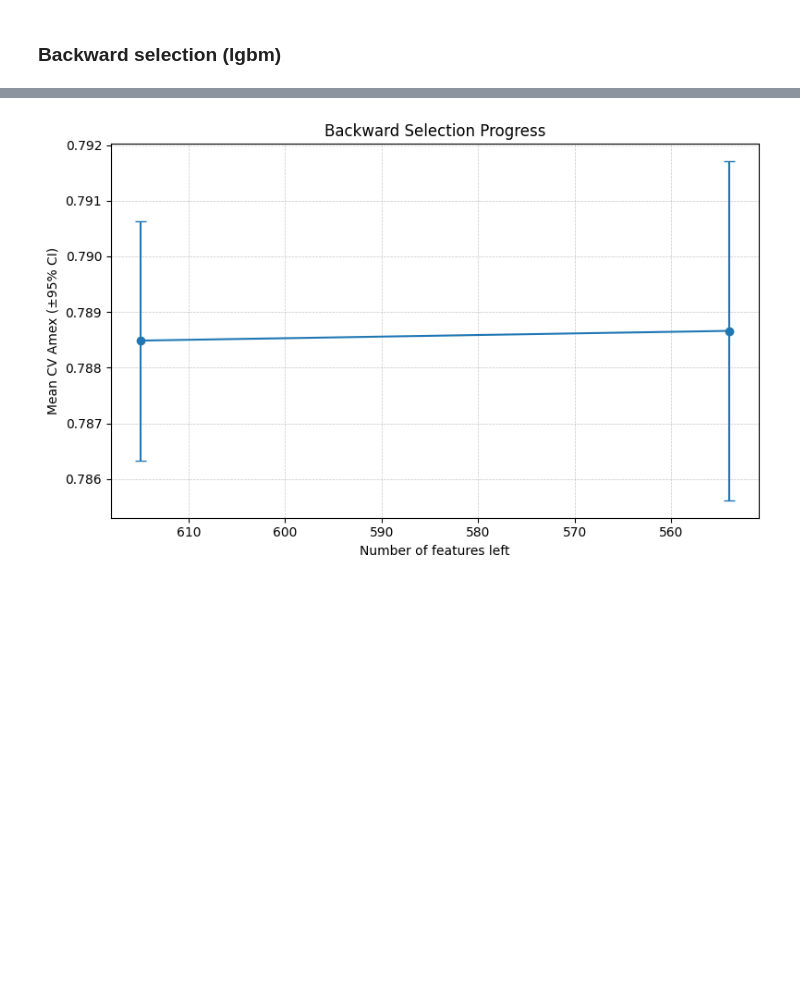
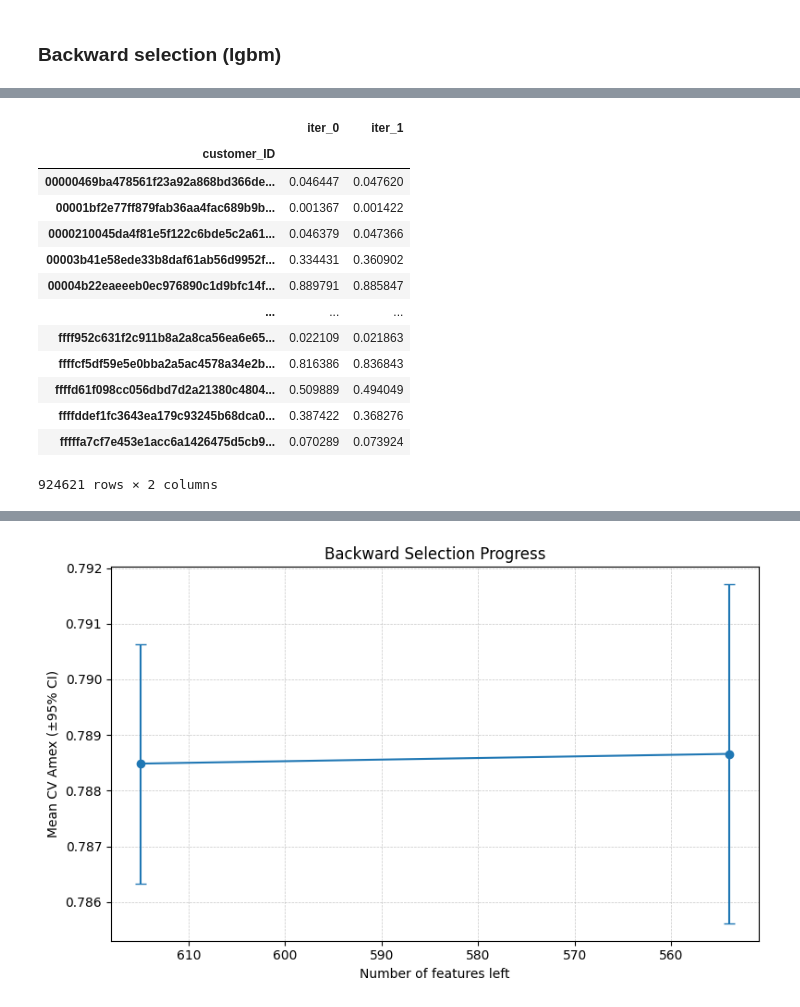
Before and after one commit to korab1ev/amex-default-prediction, a Jupyter notebook: 01. experiments.ipynb, the cells around one changed output, grey strips where cells are left out. Drawn from its saved outputs; the diff is of its cells as text; code cells hidden in the pictures; blank space fills up the shorter version.

```diff
--- a/01. experiments.ipynb
+++ b/01. experiments.ipynb
@@ -351,0 +553,17 @@ KeyboardInterrupt:
+# %%
+test_preds
+# %% [output]
+|  | iter_0 | iter_1 |
+| customer_ID |  |  |
+| 00000469ba478561f23a92a868bd366de... | 0.046447 | 0.047620 |
+| 00001bf2e77ff879fab36aa4fac689b9b... | 0.001367 | 0.001422 |
+| 0000210045da4f81e5f122c6bde5c2a61... | 0.046379 | 0.047366 |
+| 00003b41e58ede33b8daf61ab56d9952f... | 0.334431 | 0.360902 |
+| 00004b22eaeeeb0ec976890c1d9bfc14f... | 0.889791 | 0.885847 |
+| ... | ... | ... |
+| ffff952c631f2c911b8a2a8ca56ea6e65... | 0.022109 | 0.021863 |
+| ffffcf5df59e5e0bba2a5ac4578a34e2b... | 0.816386 | 0.836843 |
+| ffffd61f098cc056dbd7d2a21380c4804... | 0.509889 | 0.494049 |
+| ffffddef1fc3643ea179c93245b68dca0... | 0.387422 | 0.368276 |
+| fffffa7cf7e453e1acc6a1426475d5cb9... | 0.070289 | 0.073924 |
+924621 rows × 2 columns
```
Also changed, not shown: parts of 14 cells of this notebook, 2 other files.
